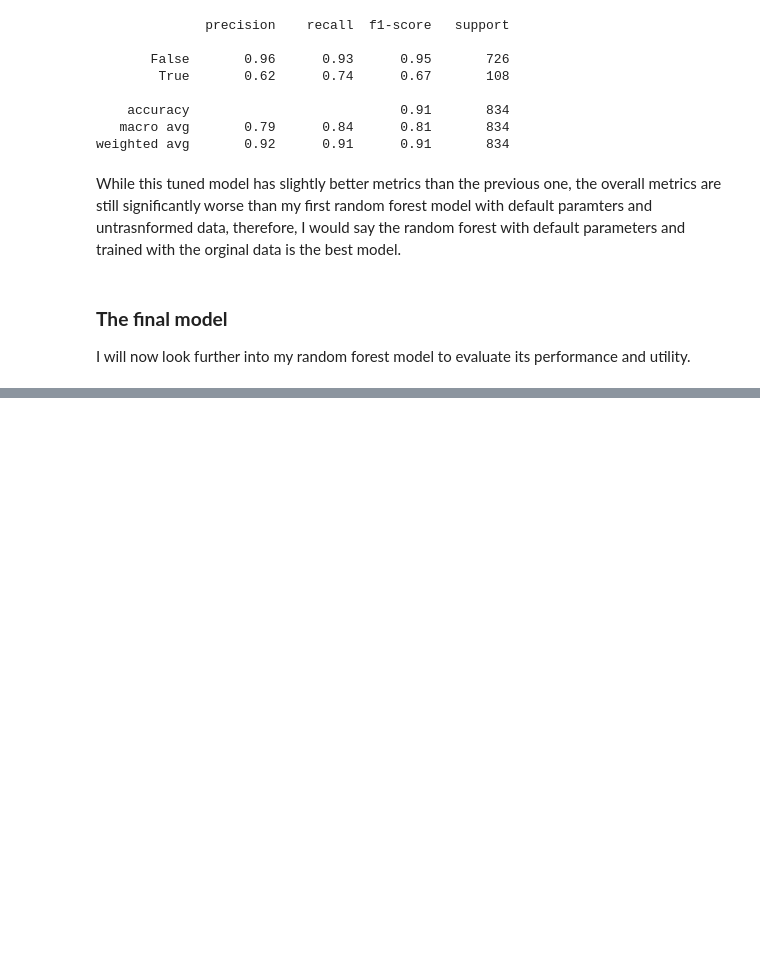
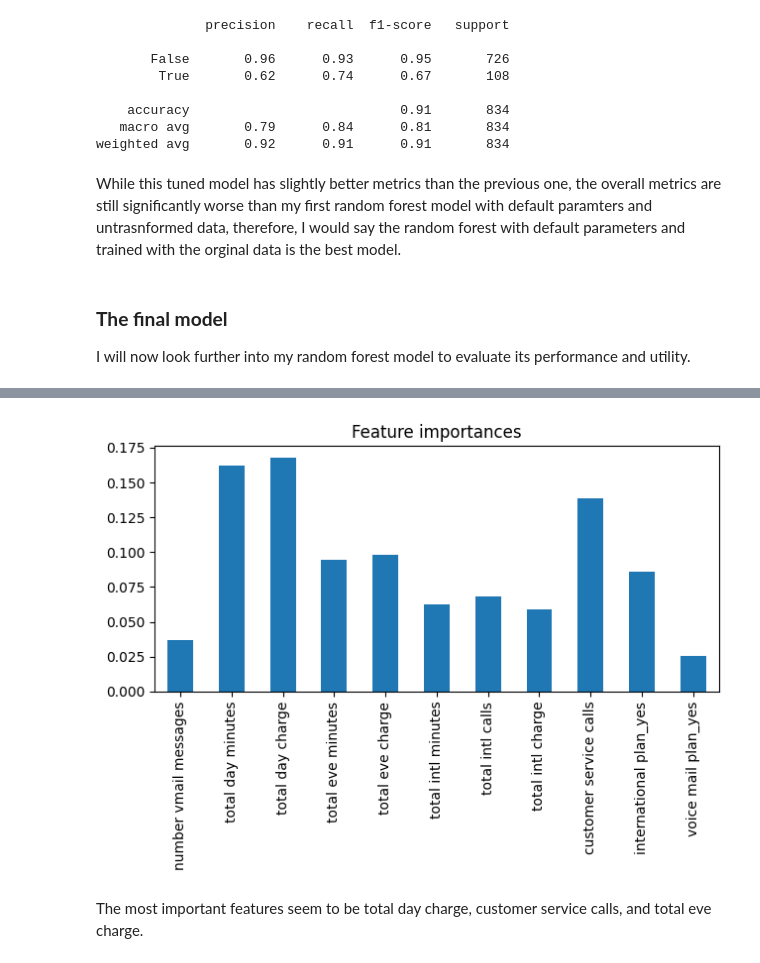
Before and after one commit to Beatrixwmh/phase-3-project, a Jupyter notebook: phase_3_proj.ipynb, the cells around one changed output, grey strips where cells are left out. Cells and saved outputs as stored; diff of their text form; code cells hidden in the pictures; blank space fills up the shorter version.

```diff
--- a/phase_3_proj.ipynb
+++ b/phase_3_proj.ipynb
@@ -304,2 +336,17 @@ This model is able to identify a churning client around 77 % of the time.
 This model is able to identify a staying client around 98 % of the time.
+# %%
+#look at feature importances
+cols= X.columns
+# %%
+height= rf_clf.feature_importances_
+# %%
+importances= pd.Series(height, index=cols)
+fig, ax = plt.subplots()
+importances.plot.bar()
+ax.set_title("Feature importances")
+fig.tight_layout()
+# %% [output]
+[figure, added]
+# %% [markdown]
+The most important features seem to be total day charge, customer service calls, and total eve charge.
 # %% [markdown]
```
Also changed, not shown: parts of 16 cells of this notebook.
